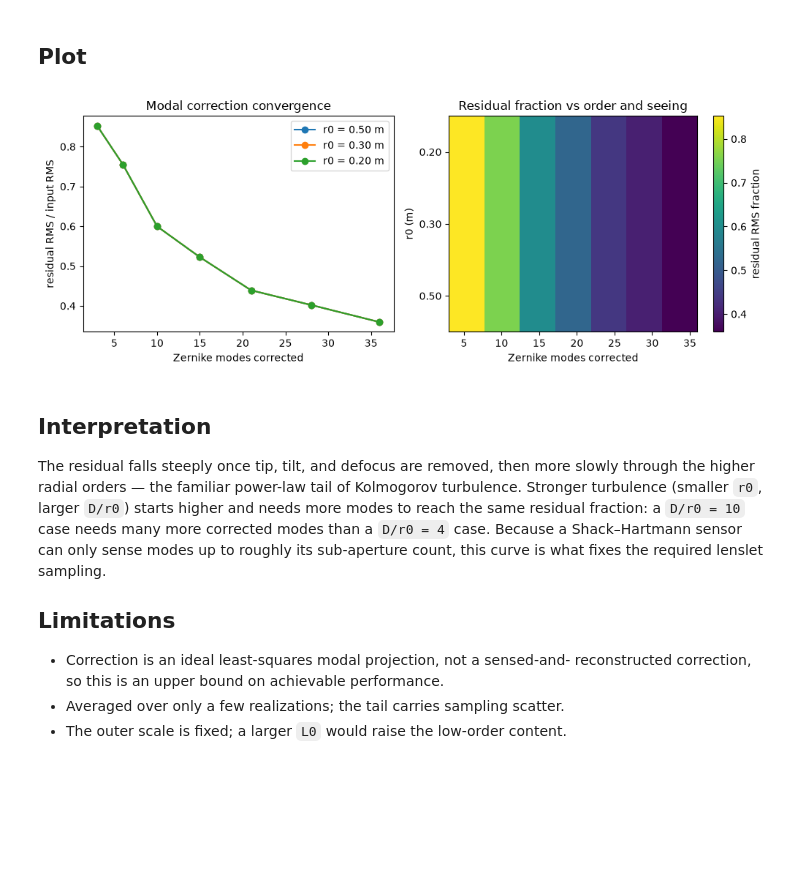
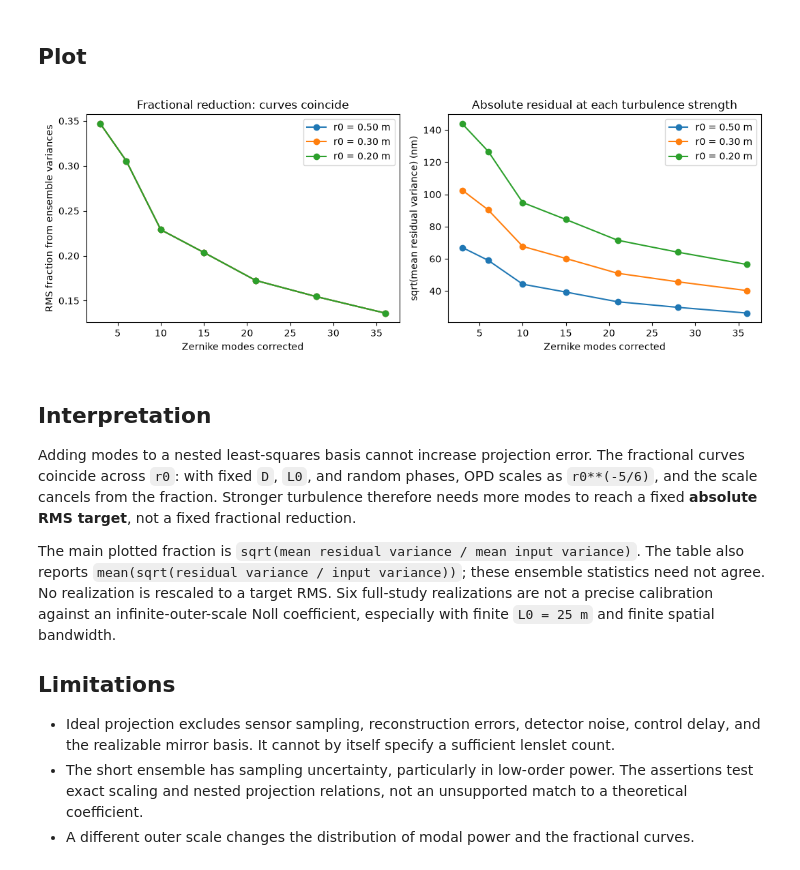
Before and after one commit to xhvoid/Shack-Hartmann-AO-Simulation, a Jupyter notebook: notebooks/studies/mode_order_sampling.ipynb, the cells around one changed output. Drawn from its saved outputs; the diff is of its cells as text; code cells hidden in the pictures; blank space fills up the shorter version.

```diff
--- a/notebooks/studies/mode_order_sampling.ipynb
+++ b/notebooks/studies/mode_order_sampling.ipynb
@@ -49,6 +51,9 @@ mode_matrix = np.stack(
     [np.where(pupil.pupil_mask, mode, 0.0)[pupil.pupil_mask] for mode in modes.values()],
     axis=1,
 )
+# Remove the sampled-pupil mean before comparing nested modal subspaces.
+mode_matrix -= mode_matrix.mean(axis=0, keepdims=True)
+projectors = {n: np.linalg.qr(mode_matrix[:, :n])[0] for n in MODE_COUNTS}
 print(f"{mode_matrix.shape[1]} Zernike modes available (piston excluded)")
 # %% [output]
 44 Zernike modes available (piston excluded)
@@ -102,41 +153,45 @@ table
 # %% [markdown]
 ## Plot
 # %%
-figure, (left, right) = plt.subplots(1, 2, figsize=(10.2, 3.9))
-for row, r0 in zip(grid, FRIED_PARAMETERS_M):
-    left.plot(MODE_COUNTS, row, "o-", label=f"r0 = {r0:.2f} m")
+figure, (left, right) = plt.subplots(1, 2, figsize=(10.8, 4.0))
+for i, r0 in enumerate(FRIED_PARAMETERS_M):
+    left.plot(MODE_COUNTS, grid[i], "o-", label=f"r0 = {r0:.2f} m")
+    right.plot(MODE_COUNTS, absolute_rms_nm[i], "o-", label=f"r0 = {r0:.2f} m")
 left.set_xlabel("Zernike modes corrected")
-left.set_ylabel("residual RMS / input RMS")
-left.set_title("Modal correction convergence")
+left.set_ylabel("RMS fraction from ensemble variances")
+left.set_title("Fractional reduction: curves coincide")
 left.legend()
-image = right.imshow(
-    grid, origin="lower", aspect="auto", cmap="viridis",
-    extent=[MODE_COUNTS[0], MODE_COUNTS[-1], 0, len(FRIED_PARAMETERS_M)],
-)
-right.set_yticks([0.5, 1.5, 2.5])
-right.set_yticklabels([f"{r0:.2f}" for r0 in FRIED_PARAMETERS_M])
 right.set_xlabel("Zernike modes corrected")
-right.set_ylabel("r0 (m)")
-right.set_title("Residual fraction vs order and seeing")
-figure.colorbar(image, ax=right, label="residual RMS fraction")
+right.set_ylabel("sqrt(mean residual variance) (nm)")
+right.set_title("Absolute residual at each turbulence strength")
+right.legend()
 figure.tight_layout()
 plt.show()
 # %% [output]
-[figure, old version]
+[figure, new version]
 # %% [markdown]
 ## Interpretation
 
-The residual falls steeply once tip, tilt, and defocus are removed, then more
-slowly through the higher radial orders — the familiar power-law tail of
-Kolmogorov turbulence. Stronger turbulence (smaller `r0`, larger `D/r0`) starts
-higher and needs more modes to reach the same residual fraction: a
-`D/r0 = 10` case needs many more corrected modes than a `D/r0 = 4` case. Because
-a Shack–Hartmann sensor can only sense modes up to roughly its sub-aperture
-count, this curve is what fixes the required lenslet sampling.
+Adding modes to a nested least-squares basis cannot increase projection error.
+The fractional curves coincide across `r0`: with fixed `D`, `L0`, and random
+phases, OPD scales as `r0**(-5/6)`, and the scale cancels from the fraction.
+Stronger turbulence therefore needs more modes to reach a fixed **absolute
+RMS target**, not a fixed fractional reduction.
+
+The main plotted fraction is `sqrt(mean residual variance / mean input
+variance)`. The table also reports `mean(sqrt(residual variance / input
+variance))`; these ensemble statistics need not agree. No realization is
+rescaled to a target RMS. Six full-study realizations are not a precise
+calibration against an infinite-outer-scale Noll coefficient, especially with
+finite `L0 = 25 m` and finite spatial bandwidth.
 
 ## Limitations
 
-- Correction is an ideal least-squares modal projection, not a sensed-and-
-  reconstructed correction, so this is an upper bound on achievable performance.
-- Averaged over only a few realizations; the tail carries sampling scatter.
-- The outer scale is fixed; a larger `L0` would raise the low-order content.
+- Ideal projection excludes sensor sampling, reconstruction errors, detector
+  noise, control delay, and the realizable mirror basis. It cannot by itself
+  specify a sufficient lenslet count.
+- The short ensemble has sampling uncertainty, particularly in low-order
+  power. The assertions test exact scaling and nested projection relations,
+  not an unsupported match to a theoretical coefficient.
+- A different outer scale changes the distribution of modal power and the
+  fractional curves.
```
Also changed, not shown: parts of 4 cells of this notebook, 50 other files.
